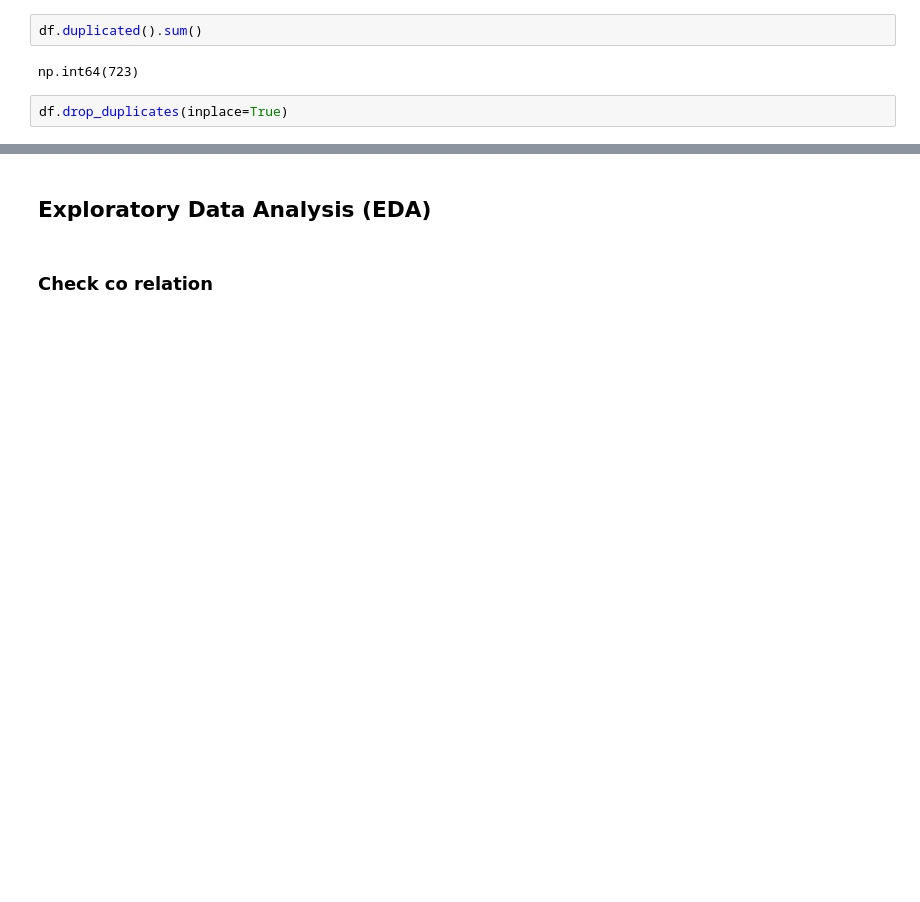
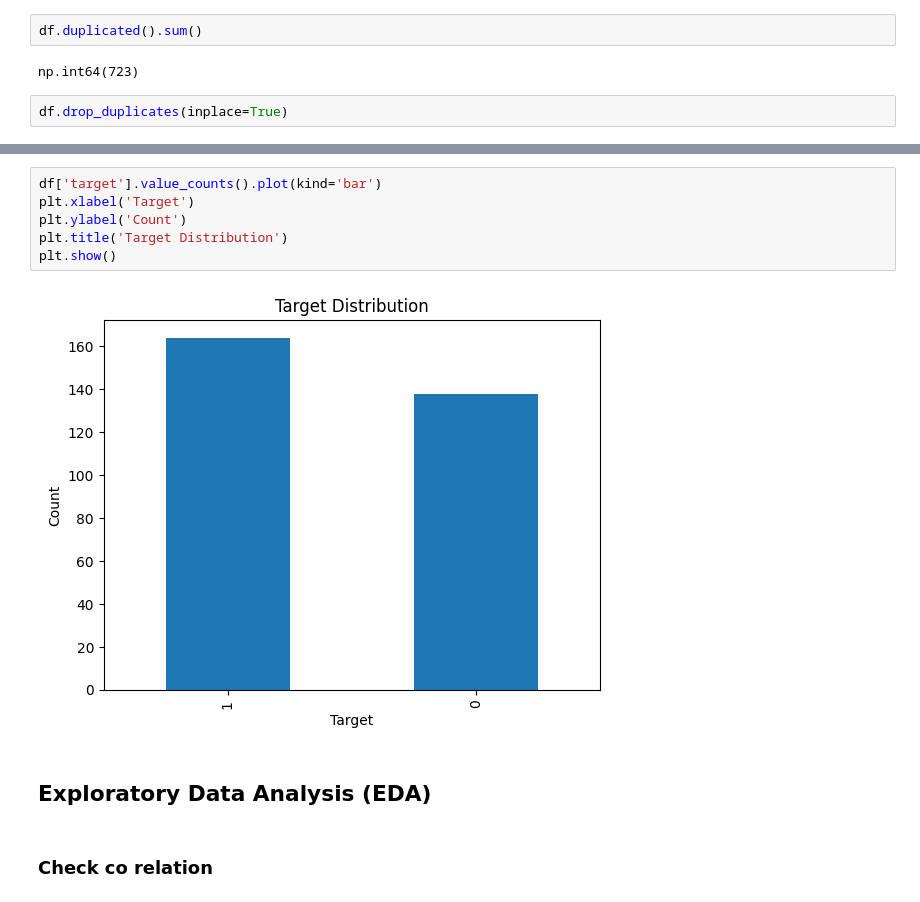
Before and after one commit to PROSHAH-Shery/Career-Launchpad-Internship, a Jupyter notebook: Task01_AI_ML.ipynb, the cells around one changed output, grey strips where cells are left out. Saved outputs shown, nothing was run; the diff lists cells and outputs as text; blank space fills up the shorter version.

```diff
--- a/Task01_AI_ML.ipynb
+++ b/Task01_AI_ML.ipynb
@@ -105,3 +130,11 @@ df.fillna(df.mean(numeric_only=True), inplace=True)
+# %%
+df['target'].value_counts().plot(kind='bar')
+plt.xlabel('Target')
+plt.ylabel('Count')
+plt.title('Target Distribution')
+plt.show()
+# %% [output]
+[figure, added]
 # %% [markdown]
 ## Exploratory Data Analysis (EDA)
 # %% [markdown]
```
Also changed, not shown: parts of 16 cells of this notebook.
